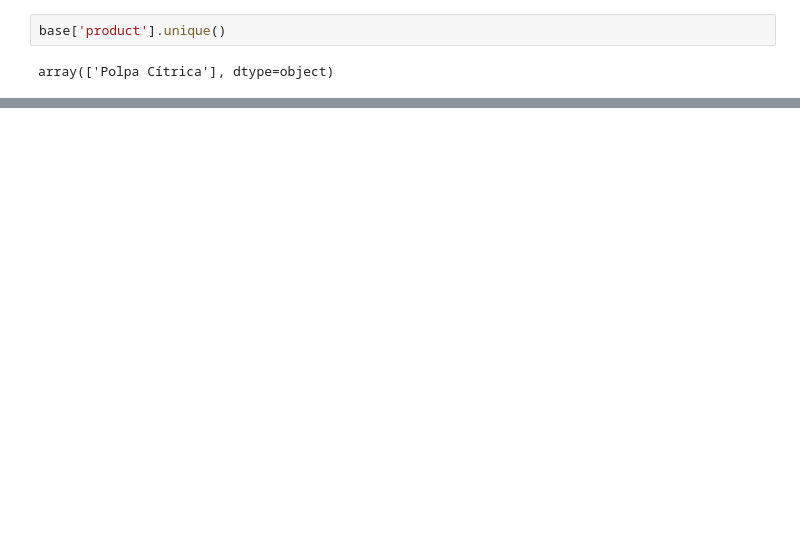
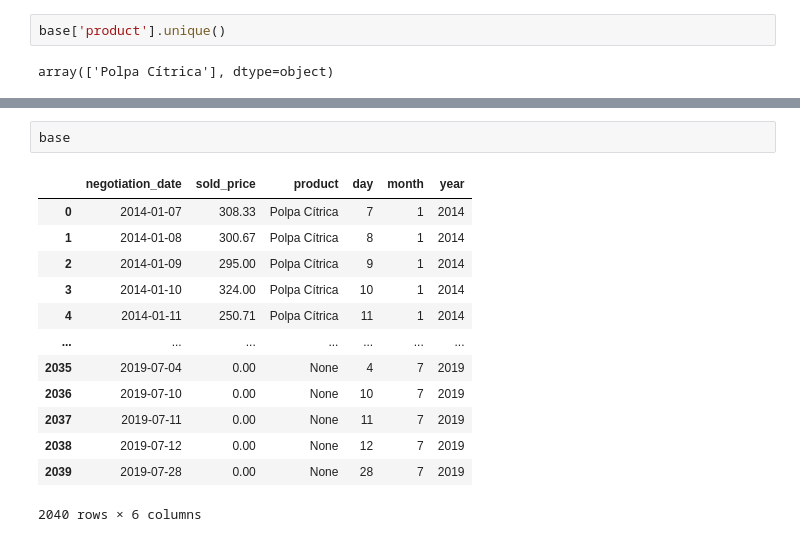
Before and after one commit to alinerguio/hackathon-JPAAgro, a Jupyter notebook: code/exploring_data.ipynb, the cells around one changed output, grey strips where cells are left out. Drawn from its saved outputs; the diff is of its cells as text; blank space fills up the shorter version.

```diff
--- a/code/exploring_data.ipynb
+++ b/code/exploring_data.ipynb
@@ -63,0 +132,16 @@ base.groupby('year').mean()
+# %%
+base
+# %% [output]
+|  | negotiation_date | sold_price | product | day | month | year |
+| 0 | 2014-01-07 | 308.33 | Polpa Cítrica | 7 | 1 | 2014 |
+| 1 | 2014-01-08 | 300.67 | Polpa Cítrica | 8 | 1 | 2014 |
+| 2 | 2014-01-09 | 295.00 | Polpa Cítrica | 9 | 1 | 2014 |
+| 3 | 2014-01-10 | 324.00 | Polpa Cítrica | 10 | 1 | 2014 |
+| 4 | 2014-01-11 | 250.71 | Polpa Cítrica | 11 | 1 | 2014 |
+| ... | ... | ... | ... | ... | ... | ... |
+| 2035 | 2019-07-04 | 0.00 | None | 4 | 7 | 2019 |
+| 2036 | 2019-07-10 | 0.00 | None | 10 | 7 | 2019 |
+| 2037 | 2019-07-11 | 0.00 | None | 11 | 7 | 2019 |
+| 2038 | 2019-07-12 | 0.00 | None | 12 | 7 | 2019 |
+| 2039 | 2019-07-28 | 0.00 | None | 28 | 7 | 2019 |
+2040 rows × 6 columns
```
Also changed, not shown: parts of 17 cells of this notebook, 2 other files.
